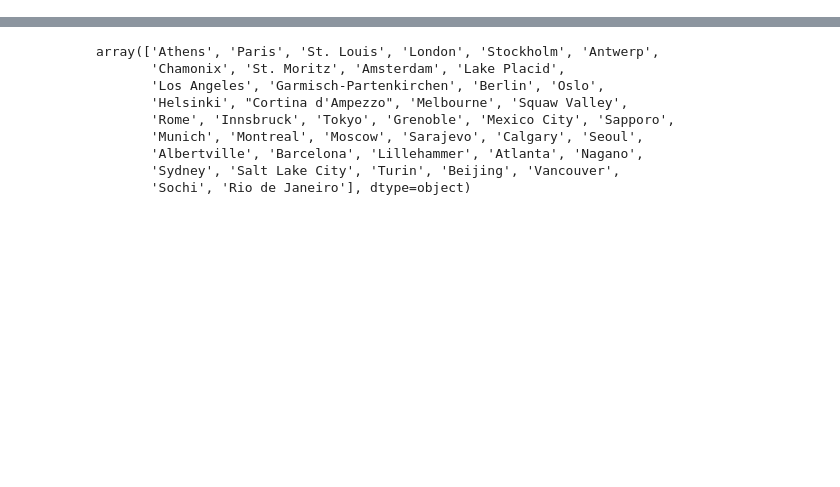
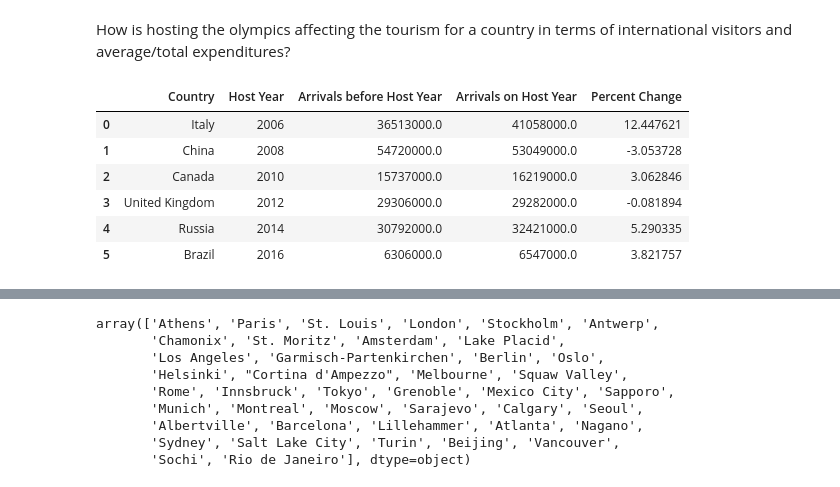
Before and after one commit to gjumaan/olympics-tourism-trends, a Jupyter notebook: data_cleanup.ipynb, the cells around one changed output, grey strips where cells are left out. Cells and saved outputs as stored; diff of their text form; code cells hidden in the pictures; blank space fills up the shorter version.

```diff
--- a/data_cleanup.ipynb
+++ b/data_cleanup.ipynb
@@ -15,3 +15,5 @@ departures_df = pd.read_csv('Resources/INT.DPRT.csv')
 expenditures_df = pd.read_csv('Resources/INT.XPND.csv')
 # %%
 #Jumaan start here (Question 1)
+# %% [markdown]
+How is hosting the olympics affecting the tourism for a country in terms of international visitors and average/total expenditures?
@@ -17,0 +41,36 @@ expenditures_df = pd.read_csv('Resources/INT.XPND.csv')
+# %%
+#Create a function that calculates percent change
+def percent_change(value_1, value_2):
+    return (value_2 - value_1)/value_1 * 100
+
+#Create a new data frame that holds the host countries and the arrival data for the year prior to hosting and the year they hosted
+arrival_change_df = pd.DataFrame({
+    'Country': combined_df['Country'],
+    'Host Year': combined_df['Year'],
+    'Arrivals before Host Year': '',
+    'Arrivals on Host Year': '',
+    'Percent Change': ''
+
+})
+
+arrival_data_prior_host_year = [combined_df.iloc[0, 13], combined_df.iloc[1, 15], combined_df.iloc[2, 17], \
+                            combined_df.iloc[3, 19], combined_df.iloc[4, 21], combined_df.iloc[5, 23]]
+
+arrival_data_on_host_year = [combined_df.iloc[0, 14], combined_df.iloc[1, 16], combined_df.iloc[2, 18], \
+                            combined_df.iloc[3, 20], combined_df.iloc[4, 22], combined_df.iloc[5, 24]]
+
+arrival_change_df['Arrivals before Host Year'] = arrival_data_prior_host_year
+
+arrival_change_df['Arrivals on Host Year'] = arrival_data_on_host_year
+
+arrival_change_df['Percent Change'] = percent_change(arrival_change_df['Arrivals before Host Year'], arrival_change_df['Arrivals on Host Year'])
+
+arrival_change_df
+# %% [output]
+|  | Country | Host Year | Arrivals before Host Year | Arrivals on Host Year | Percent Change |
+| 0 | Italy | 2006 | 36513000.0 | 41058000.0 | 12.447621 |
+| 1 | China | 2008 | 54720000.0 | 53049000.0 | -3.053728 |
+| 2 | Canada | 2010 | 15737000.0 | 16219000.0 | 3.062846 |
+| 3 | United Kingdom | 2012 | 29306000.0 | 29282000.0 | -0.081894 |
+| 4 | Russia | 2014 | 30792000.0 | 32421000.0 | 5.290335 |
+| 5 | Brazil | 2016 | 6306000.0 | 6547000.0 | 3.821757 |
```
Also changed, not shown: parts of 18 cells of this notebook.
